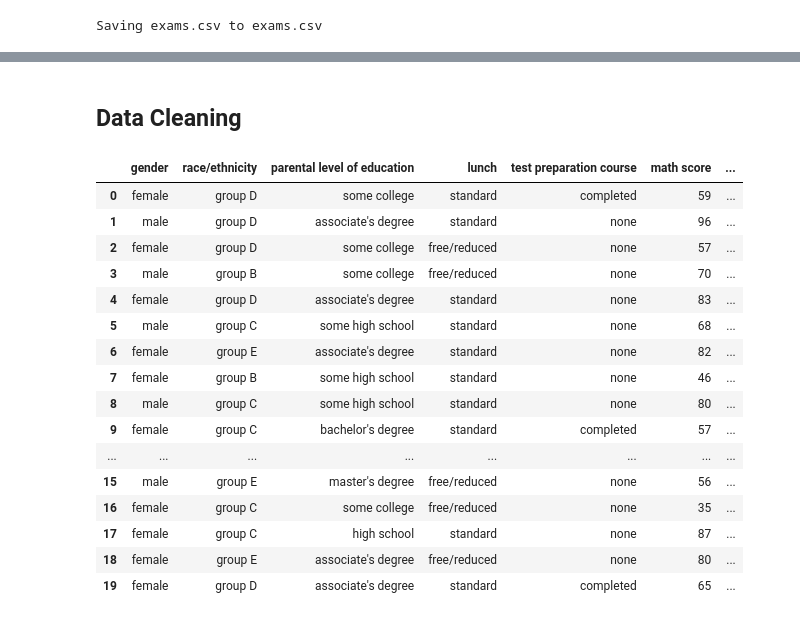
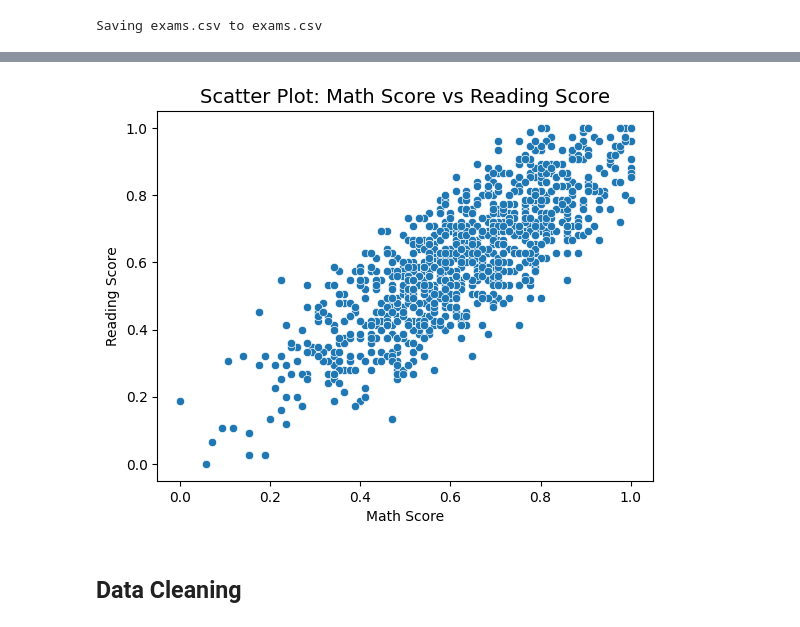
Before and after one commit to eldanaomushova/student_perf_prediction, a Jupyter notebook: student_performance_prediction.ipynb, the cells around one changed output, grey strips where cells are left out. Drawn from its saved outputs; the diff is of its cells as text; code cells hidden in the pictures.

```diff
--- a/student_performance_prediction.ipynb
+++ b/student_performance_prediction.ipynb
@@ -63,22 +291,10 @@ max     100.000000     100.000000     100.000000
+# %%
+sns.scatterplot(x='math score', y='reading score', data=data)
+plt.title('Scatter Plot: Math Score vs Reading Score', fontsize=14)
+plt.xlabel('Math Score')
+plt.ylabel('Reading Score')
+plt.show()
+# %% [output]
+[figure, added]
 # %% [markdown]
 ## Data Cleaning
-# %%
-data.head(20)
-# %% [output]
-|  | gender | race/ethnicity | parental level of education | lunch | test preparation course | math score | ... |
-| 0 | female | group D | some college | standard | completed | 59 | ... |
-| 1 | male | group D | associate's degree | standard | none | 96 | ... |
-| 2 | female | group D | some college | free/reduced | none | 57 | ... |
-| 3 | male | group B | some college | free/reduced | none | 70 | ... |
-| 4 | female | group D | associate's degree | standard | none | 83 | ... |
-| 5 | male | group C | some high school | standard | none | 68 | ... |
-| 6 | female | group E | associate's degree | standard | none | 82 | ... |
-| 7 | female | group B | some high school | standard | none | 46 | ... |
-| 8 | male | group C | some high school | standard | none | 80 | ... |
-| 9 | female | group C | bachelor's degree | standard | completed | 57 | ... |
-| ... | ... | ... | ... | ... | ... | ... | ... |
-| 15 | male | group E | master's degree | free/reduced | none | 56 | ... |
-| 16 | female | group C | some college | free/reduced | none | 35 | ... |
-| 17 | female | group C | high school | standard | none | 87 | ... |
-| 18 | female | group E | associate's degree | free/reduced | none | 80 | ... |
-| 19 | female | group D | associate's degree | standard | completed | 65 | ... |
```
Also changed, not shown: parts of 60 cells of this notebook.
